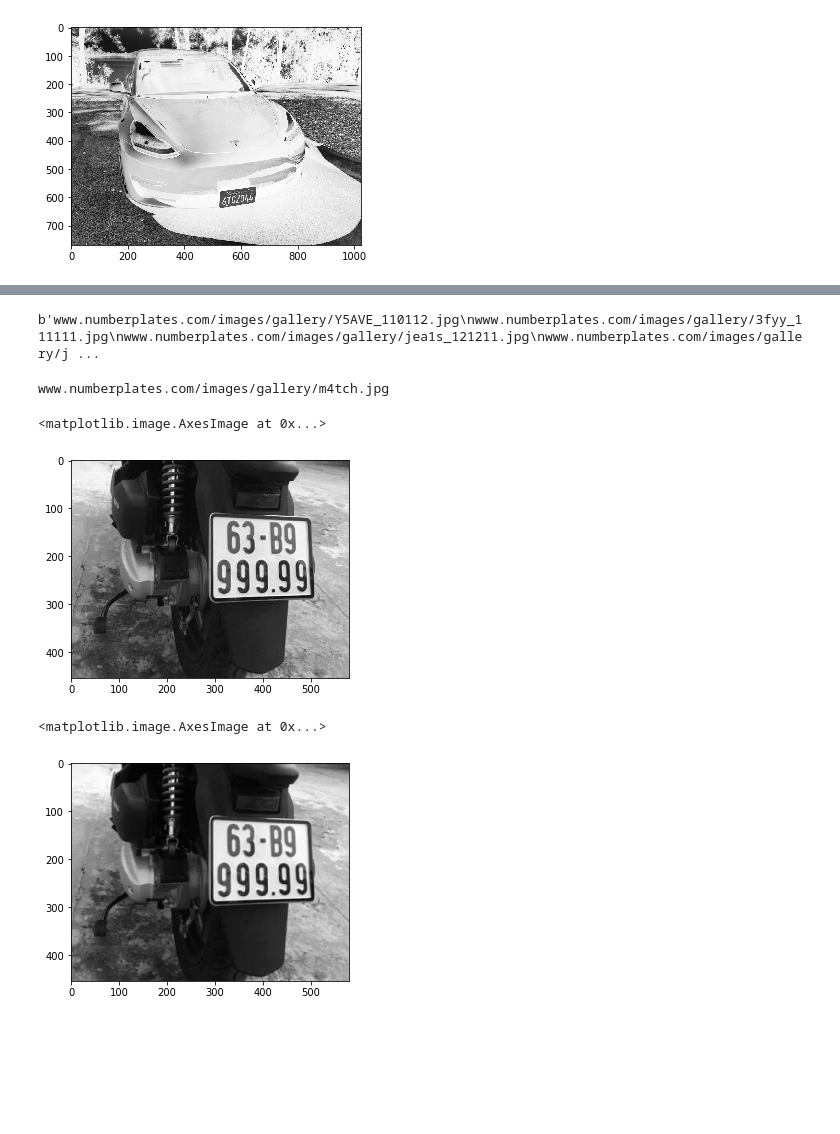
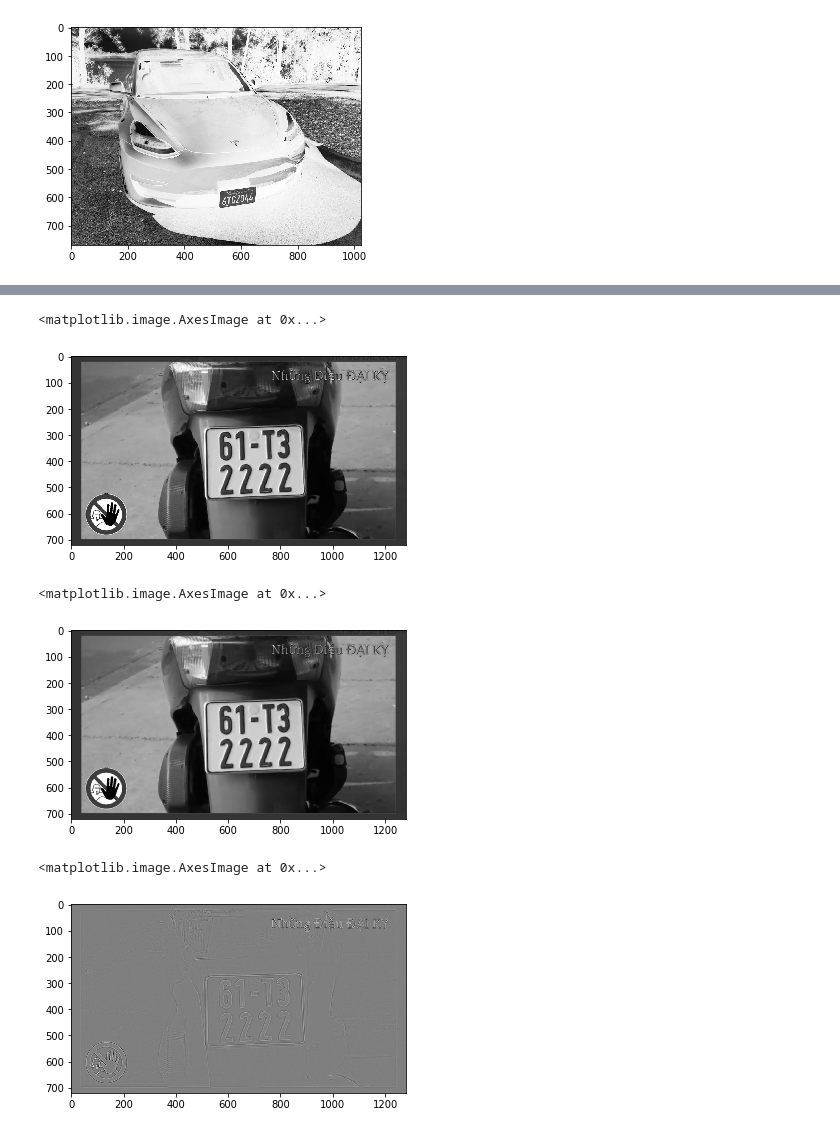
Before and after one commit to lhgiang149/License-Plate-detection, a Jupyter notebook: CropLicensePlate.ipynb, the cells around one changed output, grey strips where cells are left out. Drawn from its saved outputs; the diff is of its cells as text; code cells hidden in the pictures; blank space fills up the shorter version.

```diff
--- a/CropLicensePlate.ipynb
+++ b/CropLicensePlate.ipynb
@@ -53,6 +85,3 @@ findEmailDomain("dcnkjana@example.com")
-# %%
-pylab.rcParams['savefig.dpi'] = 100 # default 72
-%config InlineBackend.figure_formats=['svg'] # SVG inline viewing
 # %%
 import cv2
 import numpy as np
@@ -174,13 +219,0 @@ mlt.imshow(im2)
-# %%
-import urllib as u
-
-car_list = u.request.urlopen('https://raw.githubusercontent.com/Deevoluation/ALPR/master/data_set_urls.txt')
-file = car_list.read()
-file = str(file)
-print(file)
-# %% [output]
-b'www.numberplates.com/images/gallery/Y5AVE_110112.jpg\nwww.numberplates.com/images/gallery/3fyy_111111.jpg\nwww.numberplates.com/images/gallery/jea1s_121211.jpg\nwww.numberplates.com/images/gallery/j ...
-# %%
-file_list = file.split("\\n")
-# %% [output]
-www.numberplates.com/images/gallery/m4tch.jpg
@@ -205,20 +235,26 @@ with open('pic1.jpg', 'wb') as handle:
 # %%
 import cv2
 import matplotlib.pyplot as mlt
 import numpy as np
 
-img_path = 'bien_xe.jpg'
+img_path = '12.jpg'
 image = cv2.imread(img_path)
 gray = cv2.cvtColor(image, cv2.COLOR_BGR2GRAY)
 mlt.imshow(gray, cmap = 'gray')
 # %% [output]
 <matplotlib.image.AxesImage at 0x...>
-[figure, old version]
+[figure, new version]
 # %%
 kernel = np.ones((5,5),np.float32)/25
 blur = cv2.blur(gray,(3,3))
 mlt.imshow(blur,cmap = 'gray')
 # %% [output]
 <matplotlib.image.AxesImage at 0x...>
-[figure, old version]
+[figure, new version]
+# %%
+laplacian = cv2.Laplacian(blur,cv2.CV_64F)
+mlt.imshow(laplacian, cmap = 'gray')
+# %% [output]
+<matplotlib.image.AxesImage at 0x...>
+[figure, added]
 # %%
```
Also changed, not shown: parts of 23 cells of this notebook, 9 other files.
